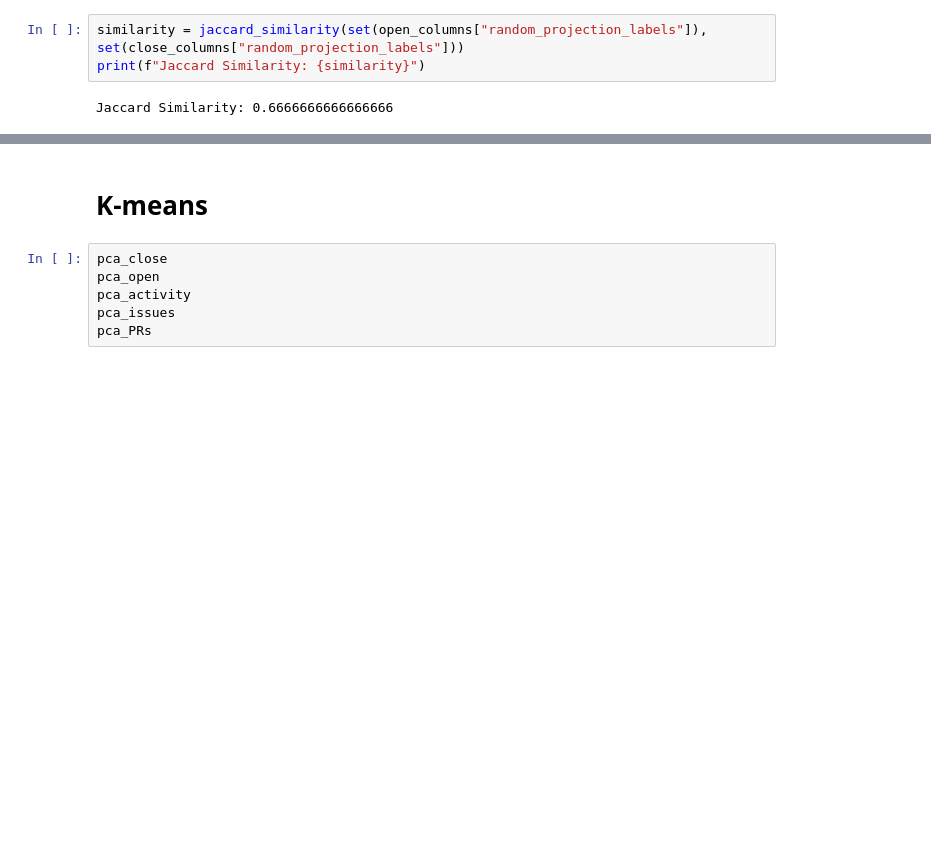
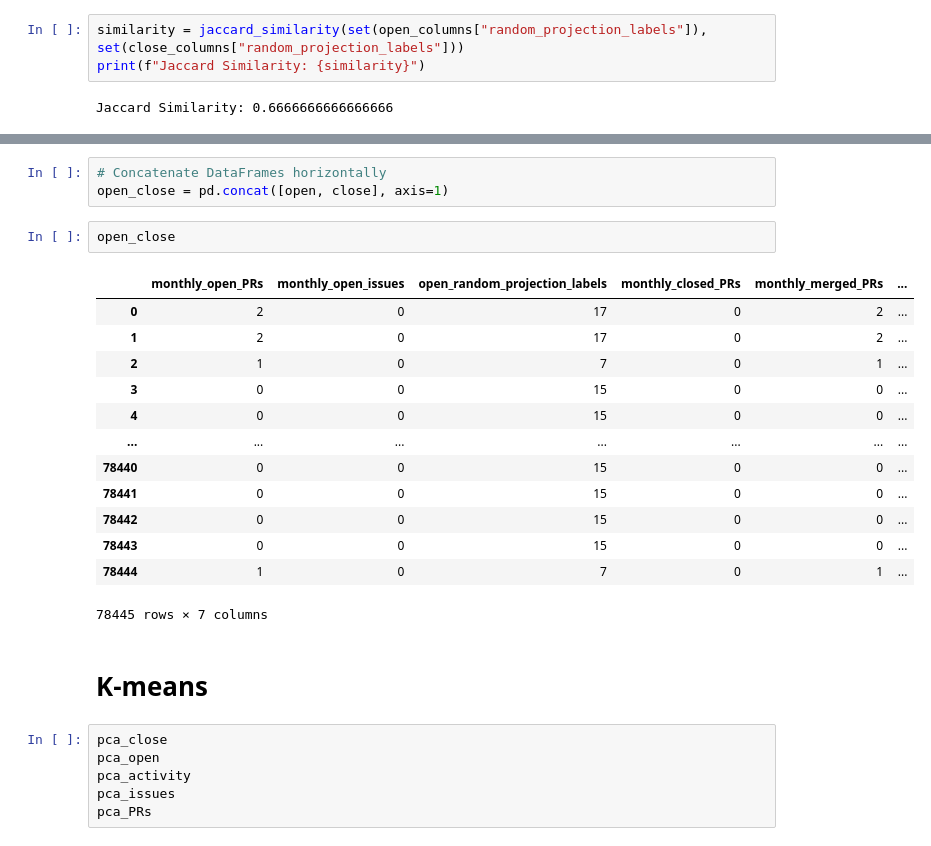
Before and after one commit to yanboyang713/project-health, a Jupyter notebook: main.ipynb, the cells around one changed output, grey strips where cells are left out. Drawn from its saved outputs; the diff is of its cells as text; blank space fills up the shorter version.

```diff
--- a/main.ipynb
+++ b/main.ipynb
@@ -733,3 +776,22 @@ Jaccard Similarity: 0.6666666666666666
+# %%
+# Concatenate DataFrames horizontally
+open_close = pd.concat([open, close], axis=1)
+# %%
+open_close
+# %% [output]
+|  | monthly_open_PRs | monthly_open_issues | open_random_projection_labels | monthly_closed_PRs | monthly_merged_PRs | ... |
+| 0 | 2 | 0 | 17 | 0 | 2 | ... |
+| 1 | 2 | 0 | 17 | 0 | 2 | ... |
+| 2 | 1 | 0 | 7 | 0 | 1 | ... |
+| 3 | 0 | 0 | 15 | 0 | 0 | ... |
+| 4 | 0 | 0 | 15 | 0 | 0 | ... |
+| ... | ... | ... | ... | ... | ... | ... |
+| 78440 | 0 | 0 | 15 | 0 | 0 | ... |
+| 78441 | 0 | 0 | 15 | 0 | 0 | ... |
+| 78442 | 0 | 0 | 15 | 0 | 0 | ... |
+| 78443 | 0 | 0 | 15 | 0 | 0 | ... |
+| 78444 | 1 | 0 | 7 | 0 | 1 | ... |
+78445 rows × 7 columns
 # %% [markdown]
 # K-means
 # %%
```
Also changed, not shown: parts of 13 cells of this notebook.
